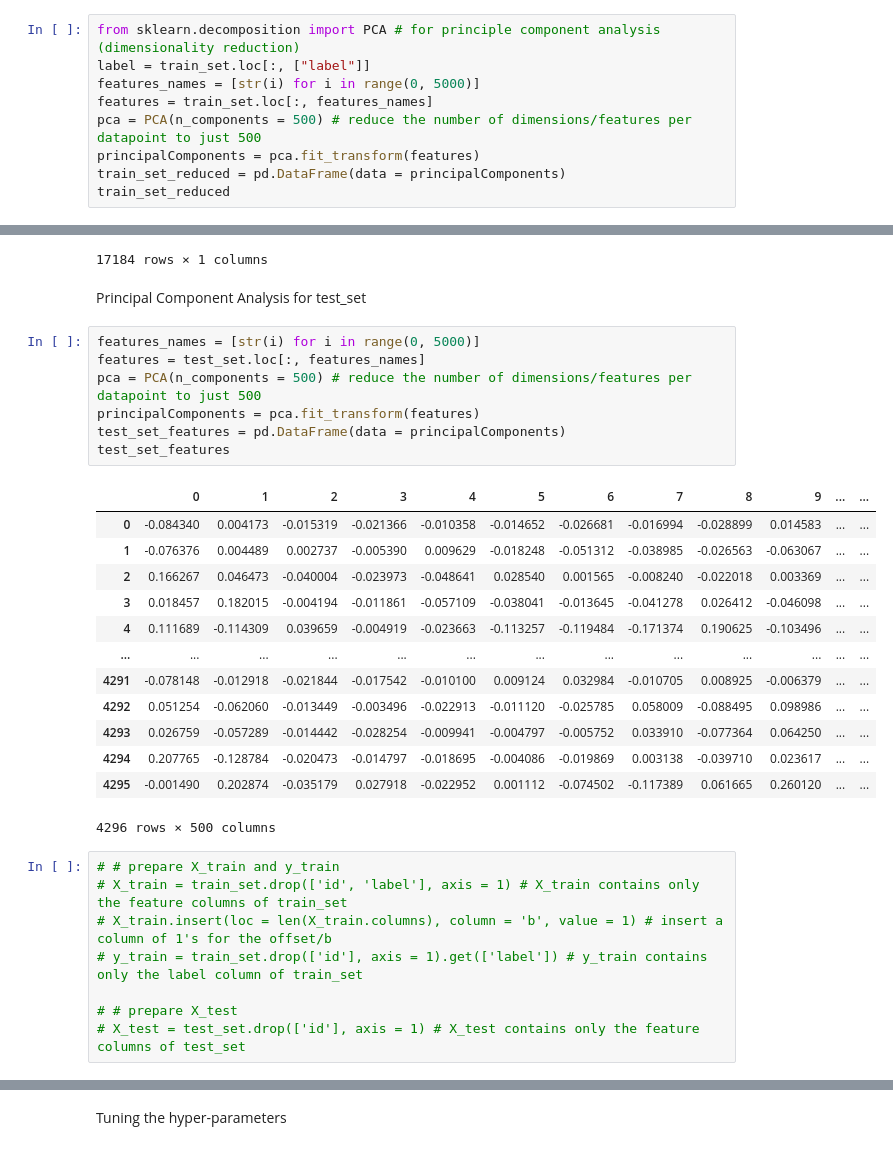
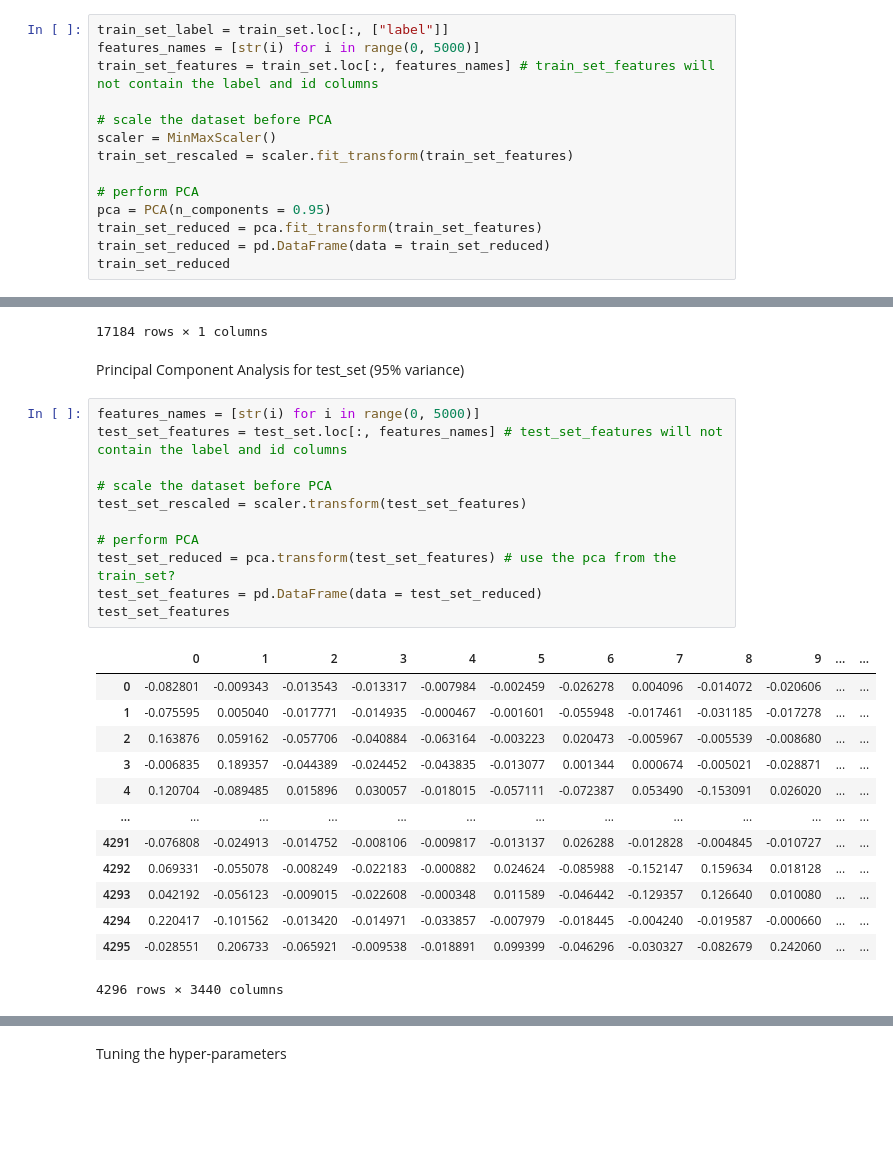
Before and after one commit to waishun78/hate-speech-classification, a Jupyter notebook: Support Vector Machine.ipynb, the cells around one changed output, grey strips where cells are left out. Cells and saved outputs as stored; diff of their text form; blank space fills up the shorter version.

Commit message:
Update Support Vector Machine.ipynb
Contains the model that gave a score of 0.69489 (on 18 July 2022) on Kaggle

```diff
--- a/Support Vector Machine.ipynb
+++ b/Support Vector Machine.ipynb
@@ -19,11 +21,16 @@ Principal Component Analysis for train_set
 # %%
-from sklearn.decomposition import PCA # for principle component analysis (dimensionality reduction)
-label = train_set.loc[:, ["label"]]
+train_set_label = train_set.loc[:, ["label"]]
 features_names = [str(i) for i in range(0, 5000)]
-features = train_set.loc[:, features_names]
-pca = PCA(n_components = 500) # reduce the number of dimensions/features per datapoint to just 500
-principalComponents = pca.fit_transform(features)
-train_set_reduced = pd.DataFrame(data = principalComponents)
+train_set_features = train_set.loc[:, features_names] # train_set_features will not contain the label and id columns
+
+# scale the dataset before PCA
+scaler = MinMaxScaler()
+train_set_rescaled = scaler.fit_transform(train_set_features)
+
+# perform PCA
+pca = PCA(n_components = 0.95)
+train_set_reduced = pca.fit_transform(train_set_features)
+train_set_reduced = pd.DataFrame(data = train_set_reduced)
 train_set_reduced
 # %% [output]
 |  | 0 | 1 | 2 | 3 | 4 | 5 | 6 | 7 | 8 | 9 | ... | ... |
@@ -79,33 +86,29 @@ y_train
 | 17183 | 0 |
 17184 rows × 1 columns
 # %% [markdown]
-Principal Component Analysis for test_set
+Principal Component Analysis for test_set (95% variance)
 # %%
 features_names = [str(i) for i in range(0, 5000)]
-features = test_set.loc[:, features_names]
-pca = PCA(n_components = 500) # reduce the number of dimensions/features per datapoint to just 500
-principalComponents = pca.fit_transform(features)
-test_set_features = pd.DataFrame(data = principalComponents)
+test_set_features = test_set.loc[:, features_names] # test_set_features will not contain the label and id columns
+
+# scale the dataset before PCA
+test_set_rescaled = scaler.transform(test_set_features)
+
+# perform PCA
+test_set_reduced = pca.transform(test_set_features) # use the pca from the train_set?
+test_set_features = pd.DataFrame(data = test_set_reduced)
 test_set_features
 # %% [output]
 |  | 0 | 1 | 2 | 3 | 4 | 5 | 6 | 7 | 8 | 9 | ... | ... |
-| 0 | -0.084340 | 0.004173 | -0.015319 | -0.021366 | -0.010358 | -0.014652 | -0.026681 | -0.016994 | -0.028899 | 0.014583 | ... | ... |
-| 1 | -0.076376 | 0.004489 | 0.002737 | -0.005390 | 0.009629 | -0.018248 | -0.051312 | -0.038985 | -0.026563 | -0.063067 | ... | ... |
-| 2 | 0.166267 | 0.046473 | -0.040004 | -0.023973 | -0.048641 | 0.028540 | 0.001565 | -0.008240 | -0.022018 | 0.003369 | ... | ... |
-| 3 | 0.018457 | 0.182015 | -0.004194 | -0.011861 | -0.057109 | -0.038041 | -0.013645 | -0.041278 | 0.026412 | -0.046098 | ... | ... |
-| 4 | 0.111689 | -0.114309 | 0.039659 | -0.004919 | -0.023663 | -0.113257 | -0.119484 | -0.171374 | 0.190625 | -0.103496 | ... | ... |
+| 0 | -0.082801 | -0.009343 | -0.013543 | -0.013317 | -0.007984 | -0.002459 | -0.026278 | 0.004096 | -0.014072 | -0.020606 | ... | ... |
+| 1 | -0.075595 | 0.005040 | -0.017771 | -0.014935 | -0.000467 | -0.001601 | -0.055948 | -0.017461 | -0.031185 | -0.017278 | ... | ... |
+| 2 | 0.163876 | 0.059162 | -0.057706 | -0.040884 | -0.063164 | -0.003223 | 0.020473 | -0.005967 | -0.005539 | -0.008680 | ... | ... |
+| 3 | -0.006835 | 0.189357 | -0.044389 | -0.024452 | -0.043835 | -0.013077 | 0.001344 | 0.000674 | -0.005021 | -0.028871 | ... | ... |
+| 4 | 0.120704 | -0.089485 | 0.015896 | 0.030057 | -0.018015 | -0.057111 | -0.072387 | 0.053490 | -0.153091 | 0.026020 | ... | ... |
 | ... | ... | ... | ... | ... | ... | ... | ... | ... | ... | ... | ... | ... |
-| 4291 | -0.078148 | -0.012918 | -0.021844 | -0.017542 | -0.010100 | 0.009124 | 0.032984 | -0.010705 | 0.008925 | -0.006379 | ... | ... |
-| 4292 | 0.051254 | -0.062060 | -0.013449 | -0.003496 | -0.022913 | -0.011120 | -0.025785 | 0.058009 | -0.088495 | 0.098986 | ... | ... |
-| 4293 | 0.026759 | -0.057289 | -0.014442 | -0.028254 | -0.009941 | -0.004797 | -0.005752 | 0.033910 | -0.077364 | 0.064250 | ... | ... |
-| 4294 | 0.207765 | -0.128784 | -0.020473 | -0.014797 | -0.018695 | -0.004086 | -0.019869 | 0.003138 | -0.039710 | 0.023617 | ... | ... |
-| 4295 | -0.001490 | 0.202874 | -0.035179 | 0.027918 | -0.022952 | 0.001112 | -0.074502 | -0.117389 | 0.061665 | 0.260120 | ... | ... |
+| 4291 | -0.076808 | -0.024913 | -0.014752 | -0.008106 | -0.009817 | -0.013137 | 0.026288 | -0.012828 | -0.004845 | -0.010727 | ... | ... |
+| 4292 | 0.069331 | -0.055078 | -0.008249 | -0.022183 | -0.000882 | 0.024624 | -0.085988 | -0.152147 | 0.159634 | 0.018128 | ... | ... |
+| 4293 | 0.042192 | -0.056123 | -0.009015 | -0.022608 | -0.000348 | 0.011589 | -0.046442 | -0.129357 | 0.126640 | 0.010080 | ... | ... |
+| 4294 | 0.220417 | -0.101562 | -0.013420 | -0.014971 | -0.033857 | -0.007979 | -0.018445 | -0.004240 | -0.019587 | -0.000660 | ... | ... |
+| 4295 | -0.028551 | 0.206733 | -0.065921 | -0.009538 | -0.018891 | 0.099399 | -0.046296 | -0.030327 | -0.082679 | 0.242060 | ... | ... |
-4296 rows × 500 columns
+4296 rows × 3440 columns
-# %%
-# # prepare X_train and y_train
-# X_train = train_set.drop(['id', 'label'], axis = 1) # X_train contains only the feature columns of train_set
-# X_train.insert(loc = len(X_train.columns), column = 'b', value = 1) # insert a column of 1's for the offset/b
-# y_train = train_set.drop(['id'], axis = 1).get(['label']) # y_train contains only the label column of train_set
-
-# # prepare X_test
-# X_test = test_set.drop(['id'], axis = 1) # X_test contains only the feature columns of test_set
```
Also changed, not shown: parts of 11 cells of this notebook.
